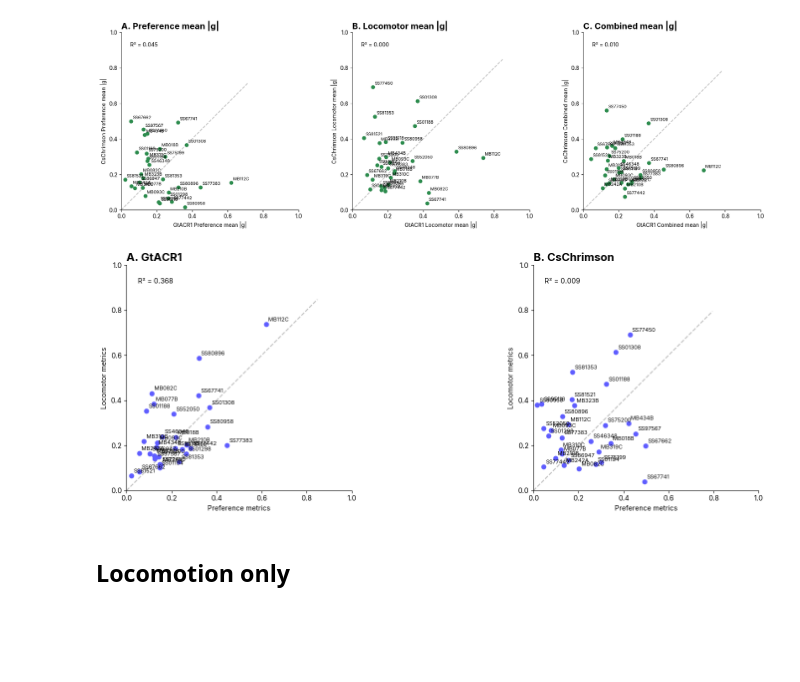
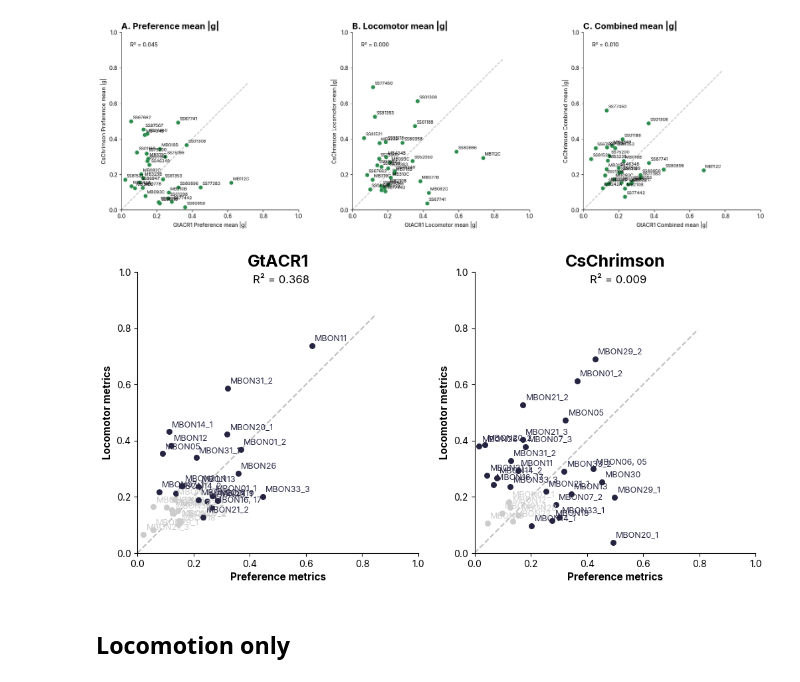
Before and after one commit to lnicole08/OSAR-Nicole-version, a Jupyter notebook: Osar Phenomics.ipynb, the cells around one changed output. Saved outputs shown, nothing was run; the diff lists cells and outputs as text; code cells hidden in the pictures; blank space fills up the shorter version.

```diff
--- a/Osar Phenomics.ipynb
+++ b/Osar Phenomics.ipynb
@@ -42,12 +112,14 @@ comb_acr = (pref_acr + loco_acr) / 2
 comb_chr = (pref_chr + loco_chr) / 2
 # %%
 mpl.rcParams['svg.fonttype'] = 'none'
-
+USE_MBON_NUMBERS = False
 panels = [
     (pref_acr, pref_chr, 'Preference mean |g|'),
     (loco_acr, loco_chr, 'Locomotor mean |g|'),
     (comb_acr, comb_chr, 'Combined mean |g|'),
 ]
+
+label_map = dict(zip(mbons, rename_labels(mbons, USE_MBON_NUMBERS)))
 
 fig, axes = plt.subplots(1, 3, figsize=(18, 5.5))
 
@@ -55,7 +127,7 @@ for ax, (x, y, title), label in zip(axes, panels, ['A', 'B', 'C']):
     ax.scatter(x, y, s=40, color='#2D8C4E', zorder=3)
 
     for mbon in mbons:
-        ax.annotate(mbon, (x[mbon], y[mbon]), fontsize=8, ha='left', va='bottom', xytext=(3, 3), textcoords='offset points')
+        ax.annotate(label_map[mbon], (x[mbon], y[mbon]), fontsize=8, ha='left', va='bottom', xytext=(3, 3), textcoords='offset points')
 
     lim = max(x.max(), y.max()) * 1.15
     ax.plot([0, lim], [0, lim], '--', color='gray', alpha=0.5, zorder=1)
@@ -73,46 +145,57 @@ for ax, (x, y, title), label in zip(axes, panels, ['A', 'B', 'C']):
     ax.spines['right'].set_visible(False)
 
 plt.tight_layout()
-plt.savefig("D:\\ACC Lab Dropbox\\ACC Lab\\Nicole Lee\\Data Compilation\\osar_compiled\\images\\phenomics" + date +".svg", bbox_inches='tight')
+#plt.savefig("D:\\ACC Lab Dropbox\\ACC Lab\\Nicole Lee\\Data Compilation\\osar_compiled\\images\\phenomics" + date +".svg", bbox_inches='tight')
 plt.show()
 # %% [output]
 [figure]
 # %%
 mpl.rcParams['svg.fonttype'] = 'none'
 
 panels = [
     (pref_acr,loco_acr, 'GtACR1'),
     (pref_chr, loco_chr, 'CsChrimson')
 ]
 
-fig, axes = plt.subplots(1, 2, figsize=(18, 5.5))
+USE_MBON_NUMBERS = True
+label_map = dict(zip(mbons, rename_labels(mbons, USE_MBON_NUMBERS)))
+
+highlight_color = "#252542"
+grey_color = "#CCCCCC"
+
+fig, axes = plt.subplots(1, 2, figsize=(12, 6), gridspec_kw={'wspace': 0.2})
+
 
 for ax, (x, y, title), label in zip(axes, panels, ['A', 'B']):
-    ax.scatter(x, y, s=40, color="#5F5DFF", zorder=3)
-
+    ax.set_aspect('equal', adjustable='box')
     for mbon in mbons:
-        ax.annotate(mbon, (x[mbon], y[mbon]), fontsize=8, ha='left', va='bottom', xytext=(3, 3), textcoords='offset points')
+        if x[mbon] < 0.2 and y[mbon] < 0.2:
+            color = grey_color
+        else:
+            color = highlight_color
+        ax.scatter(x[mbon], y[mbon], s=30, color=color, zorder=3)
+        ax.annotate(label_map[mbon], (x[mbon], y[mbon]), fontsize=9, ha='left', va='bottom', xytext=(3, 3), textcoords='offset points', color=color)
 
     lim = max(x.max(), y.max()) * 1.15
     ax.plot([0, lim], [0, lim], '--', color='gray', alpha=0.5, zorder=1)
     ax.set_xlim(0, 1.0)
     ax.set_ylim(0, 1.0)
 
     r_squared = stats.pearsonr(x, y)[0] ** 2
-    ax.text(0.05, 0.92, f'R\u00b2 = {r_squared:.3f}', transform=ax.transAxes, fontsize=10)
+    ax.text(0.41, 0.96, f'R\u00b2 = {r_squared:.3f}', transform=ax.transAxes, fontsize=12)
 
-    ax.set_xlabel(f'Preference metrics', fontsize=10)
-    ax.set_ylabel(f'Locomotor metrics', fontsize=10)
-    ax.set_title(f'{label}. {title}', fontsize=16, fontweight='bold', loc='left')
+    ax.set_xlabel(f'Preference metrics', fontsize=11, fontweight='bold')
+    ax.set_ylabel(f'Locomotor metrics', fontsize=11, fontweight='bold')
+    ax.set_title(f'{title}', fontsize=18, fontweight='bold', loc='center')
     ax.set_aspect('equal')
     ax.spines['top'].set_visible(False)
     ax.spines['right'].set_visible(False)
 
-plt.tight_layout()
+
 #plt.savefig("D:\\ACC Lab Dropbox\\ACC Lab\\Nicole Lee\\Data Compilation\\osar_compiled\\images\\phenomics" + date +".svg", bbox_inches='tight')
 plt.show()
 # %% [output]
-[figure, old version]
+[figure, new version]
 # %% [markdown]
 ## Locomotion only
 # %%
```
Also changed, not shown: parts of 7 cells of this notebook, 5 other files.
